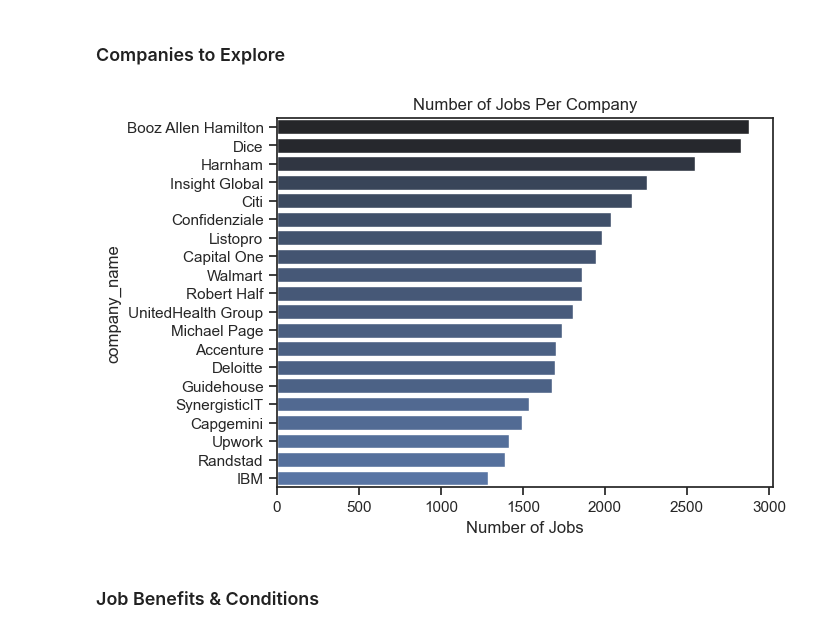
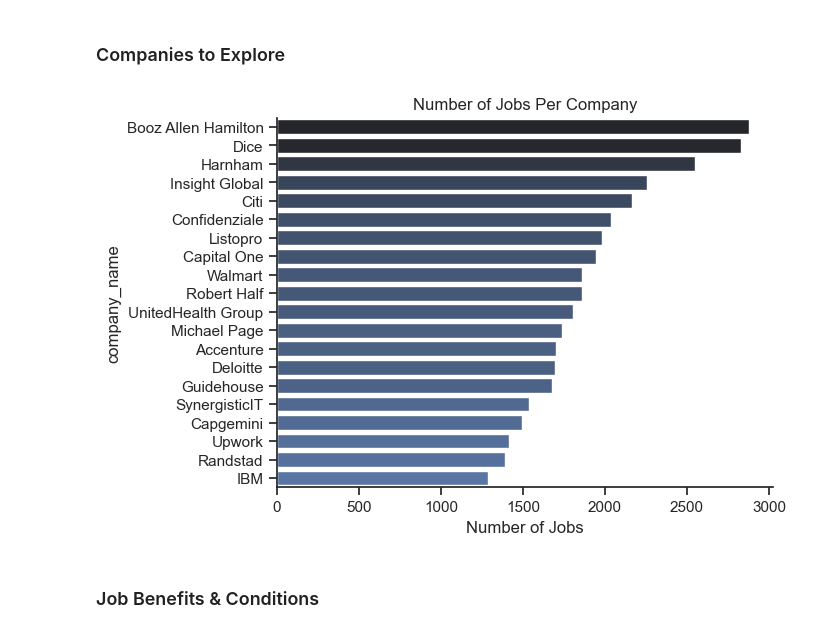
Before and after one commit to Victor-Nguyen-da-dev/Python-Portfolio-1, a Jupyter notebook: 3.Projects/1.EDA_Intro_SEA.ipynb, the cells around one changed output. Cells and saved outputs as stored; diff of their text form; code cells hidden in the pictures.

```diff
--- a/3.Projects/1.EDA_Intro_SEA.ipynb
+++ b/3.Projects/1.EDA_Intro_SEA.ipynb
@@ -49,15 +51,16 @@ plt.show()
 # %%
 df_plot_WW2 = df['company_name'].value_counts().to_frame()[1:].head(20)
 
 #The top 1 according to the dataset is actually Emprego but not all of Emprego's listing are directly for them as they are a recruitment platform, as such it's excluded
 
 sns.set_theme(style='ticks')
 sns.barplot(data=df_plot_WW2, x='count', y='company_name', hue='count', palette='dark:b_r', legend=False)
+sns.despine()
 plt.title('Number of Jobs Per Company')
 plt.xlabel('Number of Jobs')
 plt.show()
 # %% [output]
-[figure, old version]
+[figure, new version]
 # %% [markdown]
 ### Job Benefits & Conditions
 # %%
```
Also changed, not shown: parts of 5 cells of this notebook, 4 other files.
